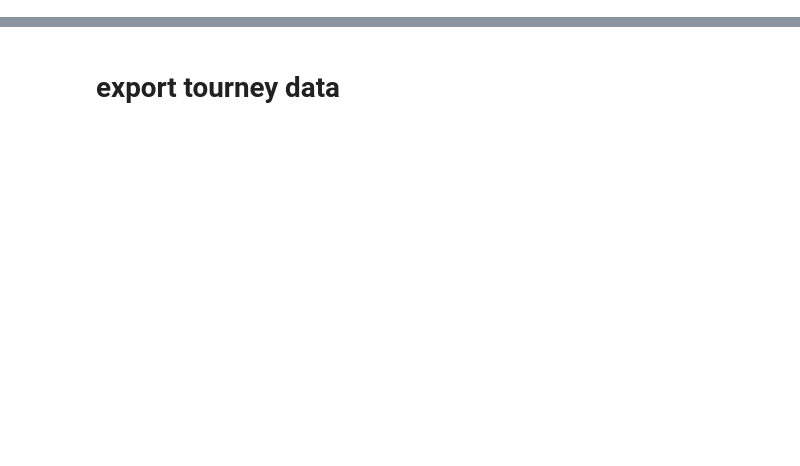
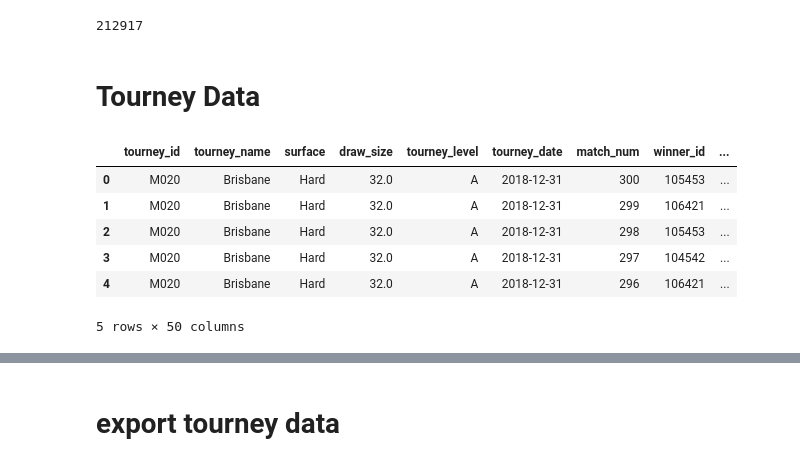
Before and after one commit to minhduchoang301/Serve-It, a Jupyter notebook: Data_cleaning.ipynb, the cells around one changed output, grey strips where cells are left out. Cells and saved outputs as stored; diff of their text form; code cells hidden in the pictures; blank space fills up the shorter version.

```diff
--- a/Data_cleaning.ipynb
+++ b/Data_cleaning.ipynb
@@ -41,3 +65,9 @@ Index(['tourney_id', 'tourney_name', 'surface', 'draw_size', 'tourney_level',
+# %%
+max(data[data['is_atp']==True]["player_id"])
+# %% [output]
+212917
+# %% [markdown]
+# Tourney Data
 # %%
 def convert_to_date(num):
     try:
@@ -48,3 +78,47 @@ def convert_to_date(num):
             return pd.to_datetime(num_str, format='%Y%m%d')
     except (ValueError, TypeError):
         return np.nan
+# %%
+#processed data
+
+# List all files in the current directory
+atp_directory = 'Project/tennis_atp-master'
+wta_directory = 'Project/tennis_wta-master'
+
+atp_files = os.listdir(atp_directory)
+wta_files = os.listdir(wta_directory)
+
+# Filter files that match the pattern "atp_matches_{yyyy}.csv"
+atp_files = [file for file in atp_files if file.startswith('atp_matches_') and file.endswith('.csv')]
+wta_files = [file for file in wta_files if file.startswith('wta_matches_') and file.endswith('.csv')]
+
+# Read and concatenate all matching files into a single dataframe
+atp_dataframes = [pd.read_csv(os.path.join(atp_directory, file)) for file in atp_files]
+wta_dataframes = [pd.read_csv(os.path.join(wta_directory, file)) for file in wta_files]
+
+atp = pd.concat(atp_dataframes, ignore_index=True)
+wta = pd.concat(wta_dataframes, ignore_index=True)
+wta['winner_id']= wta['winner_id']+1000000
+
+wta['loser_id']= wta['loser_id']+1000000
+
+combined_df = pd.concat([atp, wta], ignore_index=True)
+
+# Apply the function to the date_column
+combined_df['tourney_date'] = combined_df['tourney_date'].apply(convert_to_date)
+
+# Format the date column as desired
+combined_df['tourney_date'] = combined_df['tourney_date'].dt.strftime('%Y-%m-%d')
+
+combined_df['tourney_year'] = combined_df['tourney_id'].str[:4]
+combined_df['tourney_id'] = combined_df['tourney_id'].str[5:]
+# Display the first few rows of the combined dataframe
+combined_df.head()
+# %% [output]
+|  | tourney_id | tourney_name | surface | draw_size | tourney_level | tourney_date | match_num | winner_id | ... |
+| 0 | M020 | Brisbane | Hard | 32.0 | A | 2018-12-31 | 300 | 105453 | ... |
+| 1 | M020 | Brisbane | Hard | 32.0 | A | 2018-12-31 | 299 | 106421 | ... |
+| 2 | M020 | Brisbane | Hard | 32.0 | A | 2018-12-31 | 298 | 105453 | ... |
+| 3 | M020 | Brisbane | Hard | 32.0 | A | 2018-12-31 | 297 | 104542 | ... |
+| 4 | M020 | Brisbane | Hard | 32.0 | A | 2018-12-31 | 296 | 106421 | ... |
+5 rows × 50 columns
```
Also changed, not shown: parts of 18 cells of this notebook.
